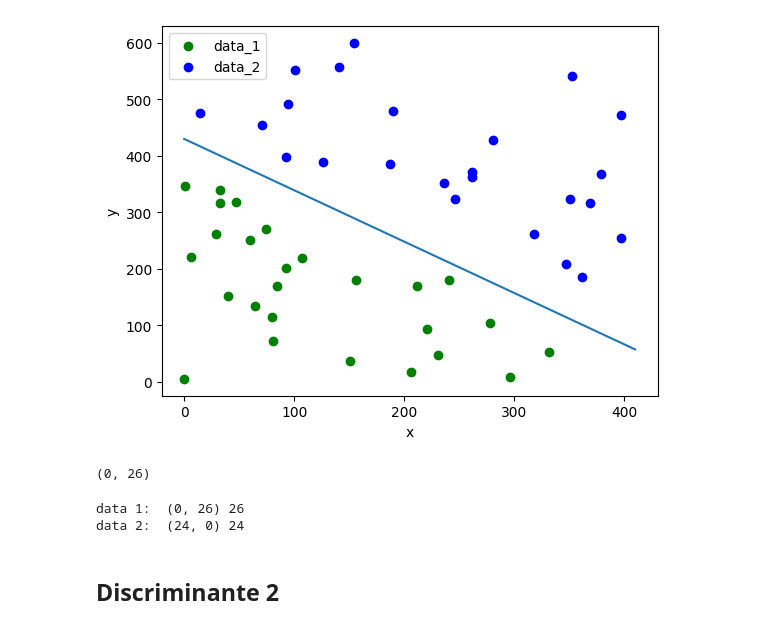
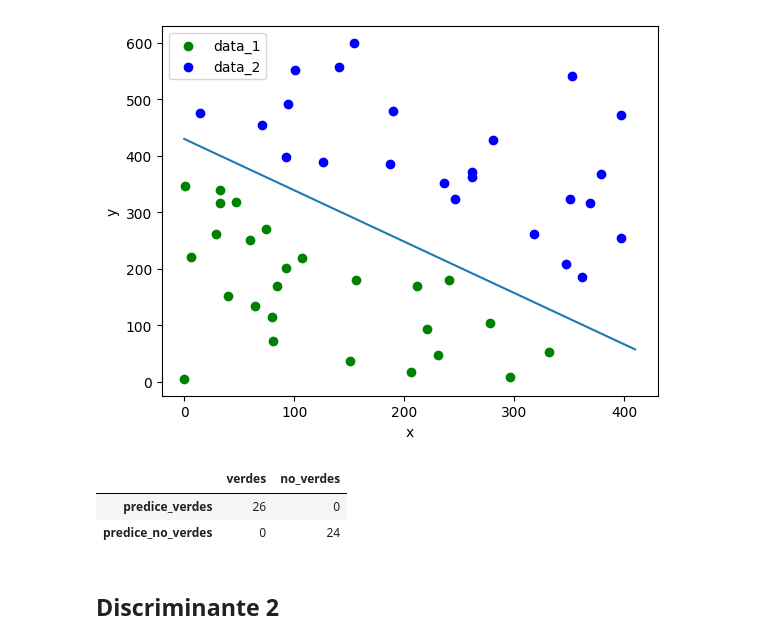
Before and after one commit to MaximilianoVM/MACHINE-LEARNING-2023-2, a Jupyter notebook: 1_Simple_Linear_Discriminant.ipynb, the cells around one changed output. Drawn from its saved outputs; the diff is of its cells as text; code cells hidden in the pictures.

```diff
--- a/1_Simple_Linear_Discriminant.ipynb
+++ b/1_Simple_Linear_Discriminant.ipynb
@@ -72,0 +75,21 @@ def f(x,  m, b, ret='func', y=''):
+# %%
+def conf_matrix(x_data_1, y_data_1, x_data_2, y_data_2, m, b):
+    fn = 0
+    tp = 0
+    for x, y in zip(x_data_1, y_data_1): #ABAJO
+        if f(x, m, b, 'eval', y): #arriba?
+            fn += 1
+        else:                     #abajo?
+            tp += 1
+    tn = 0
+    fp = 0
+    for x2, y2 in zip(x_data_2, y_data_2): #ARRIBA
+        if f(x2, m, b, 'eval', y2): #arriba?
+            tn += 1
+        else:                     #abajo?
+            fp += 1
+
+    conf_matrix_df = pd.DataFrame({'verdes': [tp, fn], 'no_verdes': [fp, tn]}, index=['predice_verdes', 'predice_no_verdes'])
+
+
+    return conf_matrix_df
@@ -100,13 +124,9 @@ def errores(x_data, y_data, m, b):
 # %%
-print(errores(x_data_1, y_data_1, -1/1.1, 430))
+conf_matrix(x_data_1, y_data_1, x_data_2, y_data_2, -1/1.1, 430)
 # %% [output]
-(0, 26)
+|  | verdes | no_verdes |
+| predice_verdes | 26 | 0 |
+| predice_no_verdes | 0 | 24 |
-# %%
-print('data 1: ', errores(x_data_1, y_data_1, -1/1.1, 430), len(x_data_1))
-print('data 2: ', errores(x_data_2, y_data_2, -1/1.1, 430), len(x_data_2))
-# %% [output]
-data 1:  (0, 26) 26
-data 2:  (24, 0) 24
 # %% [markdown]
 <h2> Discriminante 2 </h2>
 # %%
```
Also changed, not shown: parts of 6 cells of this notebook.
